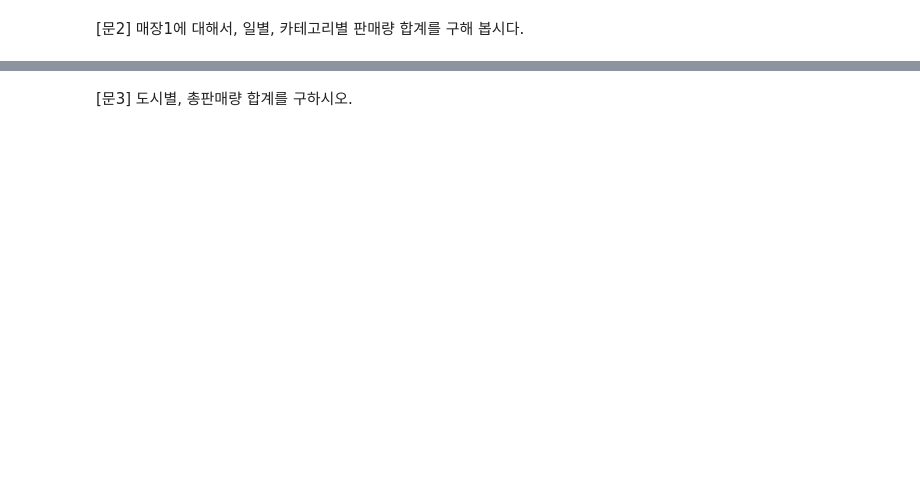
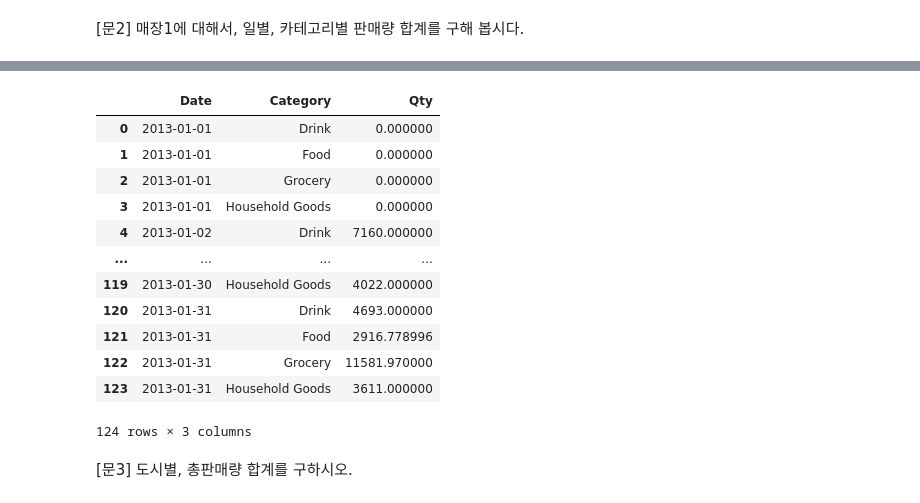
Before and after one commit to Jihwan98/aivle_school, a Jupyter notebook: 2023.02.07_데이터처리_실습/02 - 데이터프레임 결합.ipynb, the cells around one changed output, grey strips where cells are left out. Cells and saved outputs as stored; diff of their text form; code cells hidden in the pictures; blank space fills up the shorter version.

```diff
--- a/2023.02.07_데이터처리_실습/02 - 데이터프레임 결합.ipynb
+++ b/2023.02.07_데이터처리_실습/02 - 데이터프레임 결합.ipynb
@@ -203,2 +238,18 @@ groupby, pd.merge 을 이용하여 다음과 같은 결과를 얻도록 코드
+# %%
+pd.merge(sales0, products, on='Product_ID').groupby(['Date', 'Category'], as_index=False)[['Qty']].sum()
+# %% [output]
+|  | Date | Category | Qty |
+| 0 | 2013-01-01 | Drink | 0.000000 |
+| 1 | 2013-01-01 | Food | 0.000000 |
+| 2 | 2013-01-01 | Grocery | 0.000000 |
+| 3 | 2013-01-01 | Household Goods | 0.000000 |
+| 4 | 2013-01-02 | Drink | 7160.000000 |
+| ... | ... | ... | ... |
+| 119 | 2013-01-30 | Household Goods | 4022.000000 |
+| 120 | 2013-01-31 | Drink | 4693.000000 |
+| 121 | 2013-01-31 | Food | 2916.778996 |
+| 122 | 2013-01-31 | Grocery | 11581.970000 |
+| 123 | 2013-01-31 | Household Goods | 3611.000000 |
+124 rows × 3 columns
 # %% [markdown]
 [문3] 도시별, 총판매량 합계를 구하시오.
```
Also changed, not shown: parts of 6 cells of this notebook.
